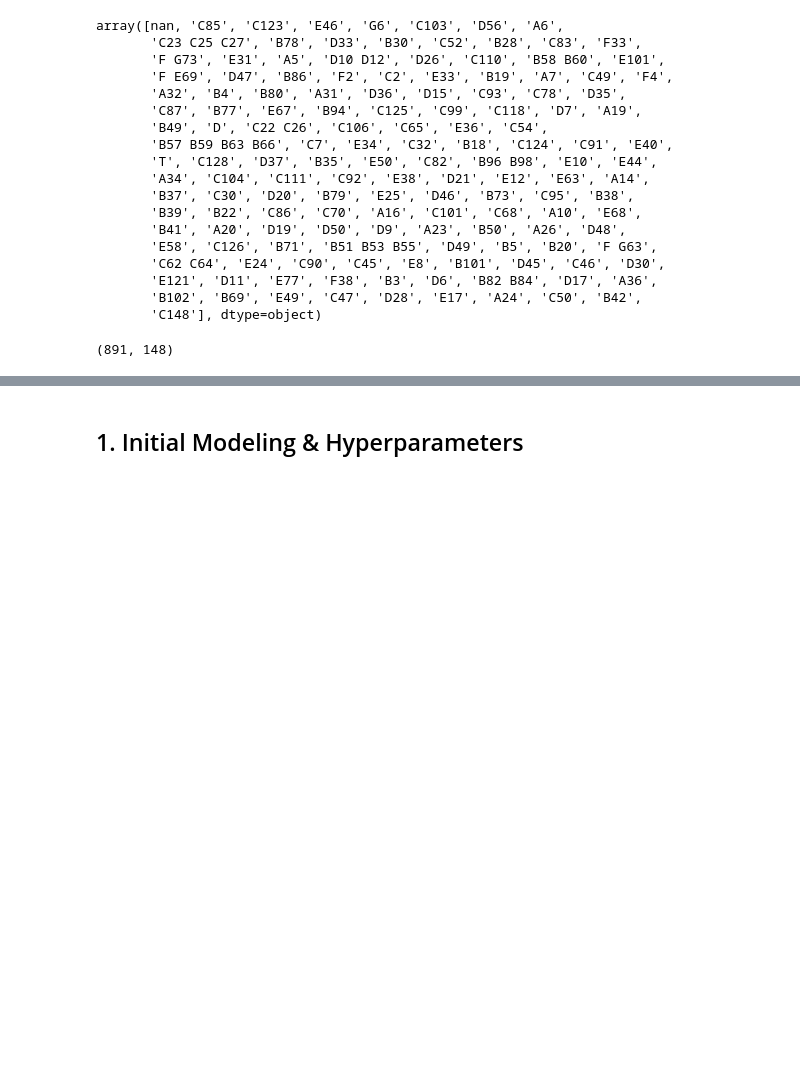
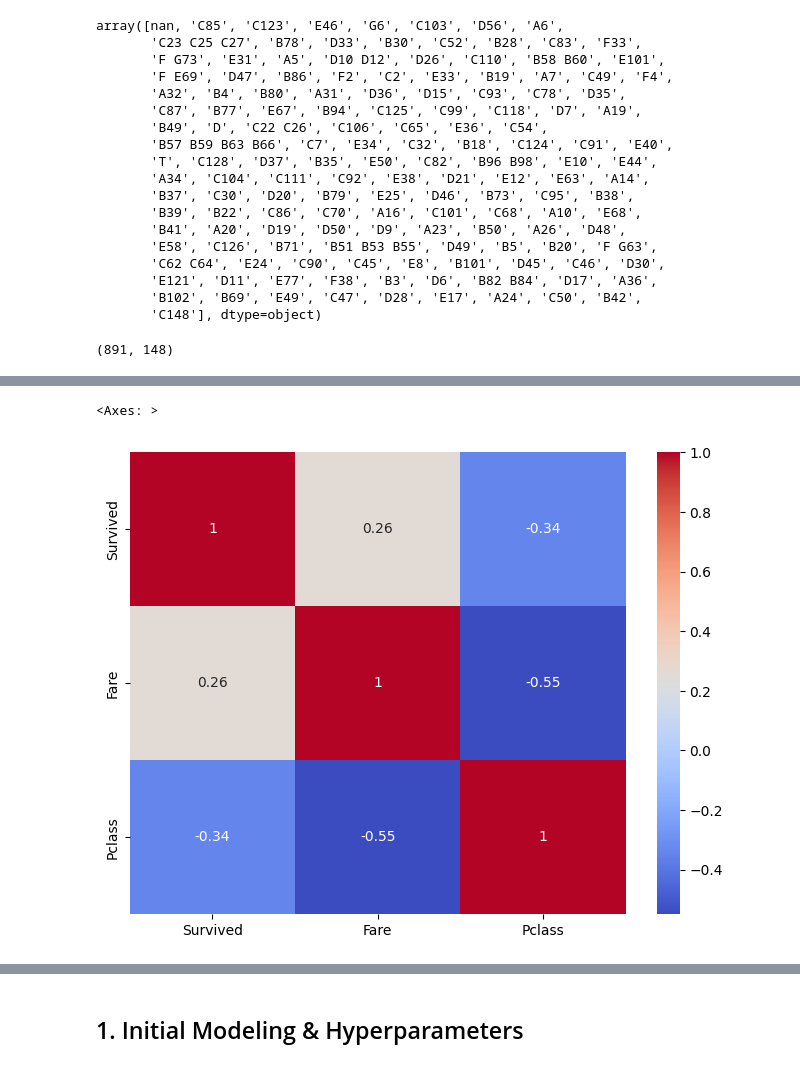
Before and after one commit to bcvilnrotter/kaggle-repos, a Jupyter notebook: titanic-machine-learning-from-disaster.ipynb, the cells around one changed output, grey strips where cells are left out. Drawn from its saved outputs; the diff is of its cells as text; code cells hidden in the pictures; blank space fills up the shorter version.

```diff
--- a/titanic-machine-learning-from-disaster.ipynb
+++ b/titanic-machine-learning-from-disaster.ipynb
@@ -134,6 +209,23 @@ def clean_df(df):
     df['Cabin_ABC'] = df['Cabin'].str.extract(r'([A-Za-z]+)',expand=False)
     df['Cabin_Num'] = df['Cabin'].str.extract(r'(\d+)',expand=False).astype('Float64')
 
+    # Split the Ticket values into a A-Z and 0-9 columns
+    df['Ticket_ABC'] = df['Ticket'].str.extract('([A-Za-z]+)')
+    df['Ticket_Num'] = df['Ticket'].str.extract('(\d+)').astype(float)
+
+    # Pull and transform the title from Name
+    df['Title'] = df['Name'].str.extract('([A-Za-z]+)\.',expand=False)
+    df['Title'] = df['Title'].replace(['Lady', 'Countess','Capt', 'Col','Don', 'Dr', 'Major', 'Rev', 'Sir', 'Jonkheer', 'Dona'],'Rare')
+    df['Title'] = df['Title'].replace('Mlle','Miss')
+    df['Title'] = df['Title'].replace('Ms','Miss')
+    df['Title'] = df['Title'].replace('Mme','Mrs')
+
+    # Pull first name
+    df['First_Name'] = df['Name'].str.extract(r'(^[A-Za-z]+)',expand=False)
+
+    # Pull last name
+    df['Last_Name'] = df['Name'].str.extract(r',\s*[A-Za-z]+\.\s*([A-Za-z]+)',expand=False)
+
     return df
 # %%
 # Clean the dataframe before going onto the next step
@@ -140,0 +301,17 @@ titanic_clean = clean_df(titanic_train)
+# %%
+categorical_features = ['Embarked','Title','Sex']
+numerical_features = ['Fare','Pclass']
+# %%
+# Determine any possible relationships with numerical features
+## Copy the dataset so the original is not affected
+data = titanic_clean
+
+## Correlation matrix
+corr_matrix = data[['Survived'] + numerical_features].corr()
+
+## Plot heatmap
+plt.figure(figsize=(8,6))
+sns.heatmap(corr_matrix,annot=True,cmap='coolwarm')
+# %% [output]
+<Axes: >
+[figure, added]
```
Also changed, not shown: parts of 71 cells of this notebook.
